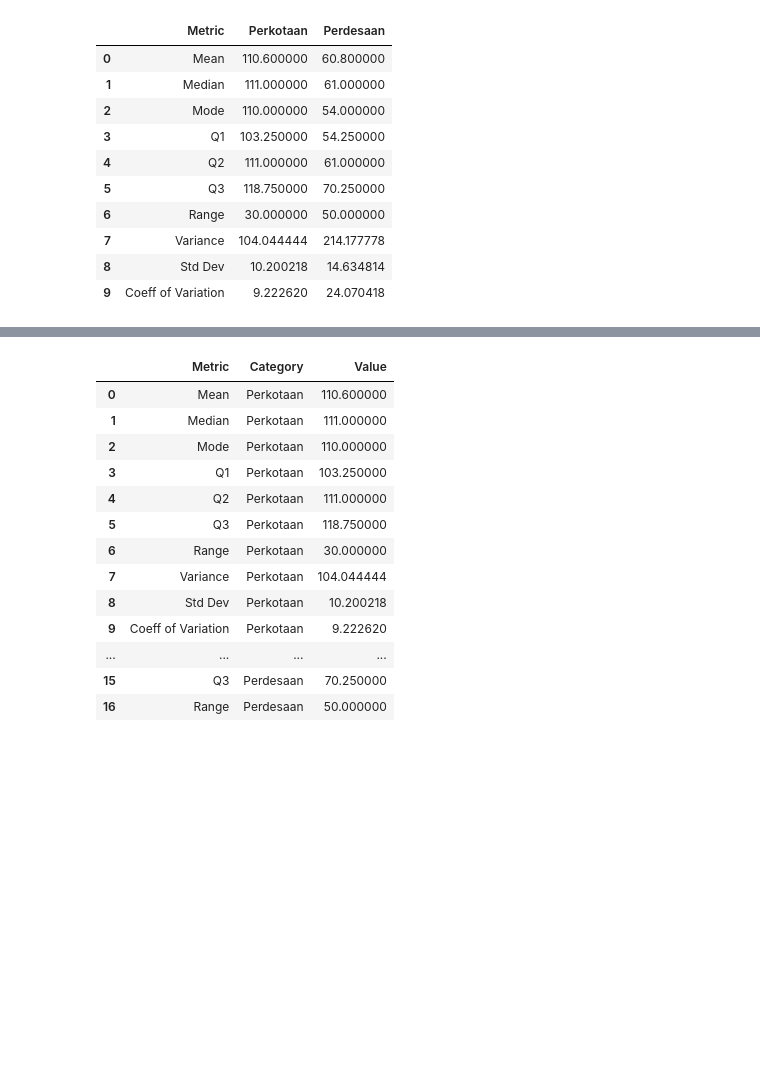
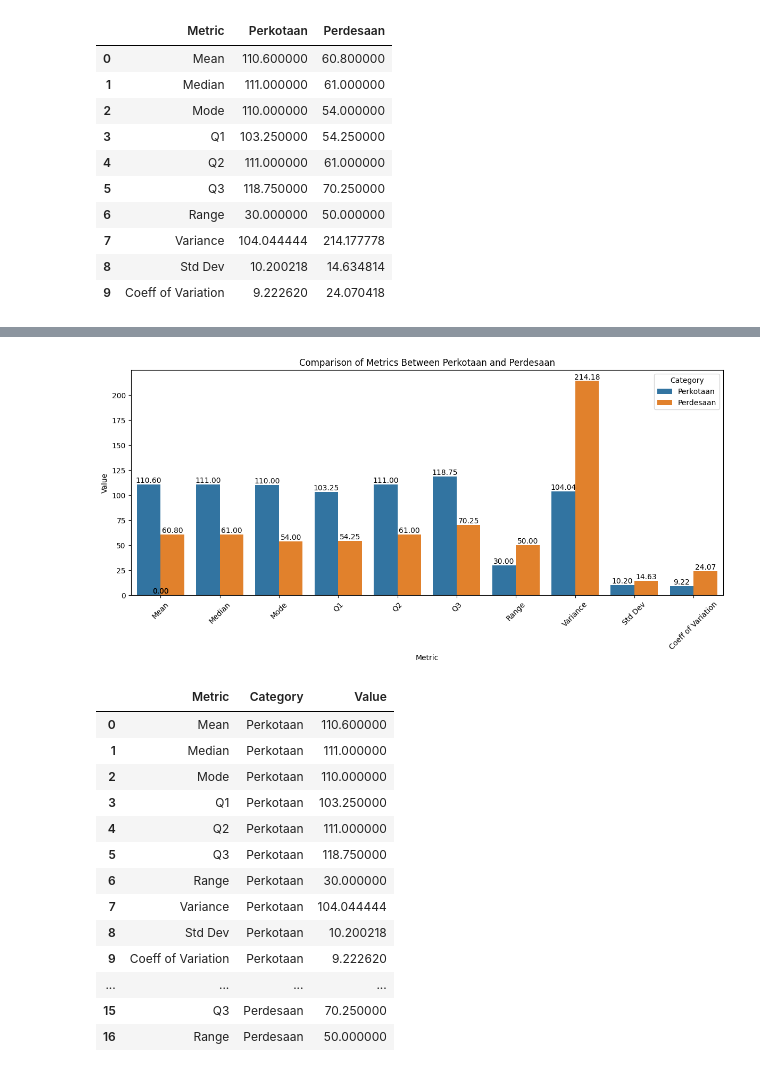
Before and after one commit to anggarisaputra23/assignmentop, a Jupyter notebook: tugasmetstat1.ipynb, the cells around one changed output, grey strips where cells are left out. Saved outputs shown, nothing was run; the diff lists cells and outputs as text; code cells hidden in the pictures; blank space fills up the shorter version.

```diff
--- a/tugasmetstat1.ipynb
+++ b/tugasmetstat1.ipynb
@@ -191,3 +189,26 @@ plt.show()
+# %%
+# Create a bar plot with values annotated
+plt.figure(figsize=(12, 6))
+ax = sns.barplot(x='Metric', y='Value', hue='Category', data=df_results_melted)
+
+# Annotate the bars with their values
+for p in ax.patches:
+    ax.annotate(f'{p.get_height():.2f}',
+                (p.get_x() + p.get_width() / 2., p.get_height()),
+                ha='center', va='center',
+                fontsize=10, color='black',
+                xytext=(0, 5),
+                textcoords='offset points')
+
+plt.title('Comparison of Metrics Between Perkotaan and Perdesaan')
+plt.ylabel('Value')
+plt.xlabel('Metric')
+plt.xticks(rotation=45)
+plt.legend(title='Category')
+plt.tight_layout()
+plt.show()
+# %% [output]
+[figure, added]
 # %%
 df_results_melted
 # %% [output]
```
Also changed, not shown: parts of 5 cells of this notebook.
